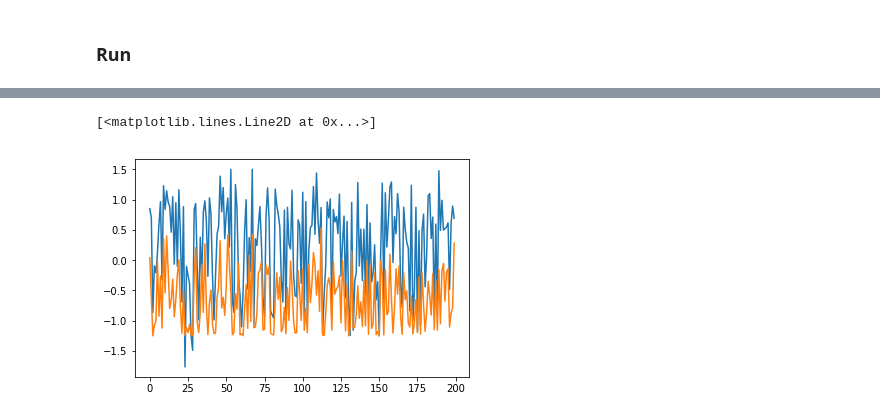
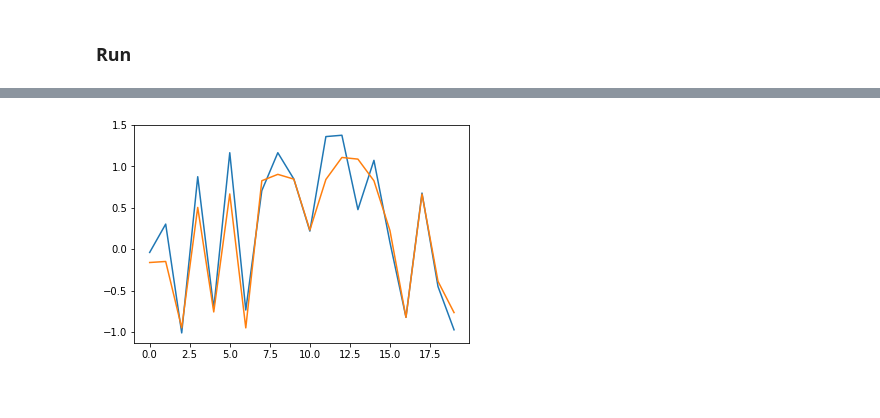
Before and after one commit to rabyj/IFT712, a Jupyter notebook: TP1/prog/solution_regression.ipynb, the cells around one changed output, grey strips where cells are left out. Saved outputs shown, nothing was run; the diff lists cells and outputs as text; code cells hidden in the pictures.

```diff
--- a/TP1/prog/solution_regression.ipynb
+++ b/TP1/prog/solution_regression.ipynb
@@ -248,9 +243,7 @@ x_test1 = pd.DataFrame(x_test1)
 # %%
 # Predictions sur les ensembles 'entrainement et de test
-predictions_train = prediction(x_train1)
-predictions_test = prediction(x_test1)
-#predictions_train = np.array([prediction(x) for x in x_train])
-#predictions_test = np.array([prediction(x) for x in x_test])
+predictions_train = np.array([prediction(x) for x in x_train])
+predictions_test = np.array([prediction(x) for x in x_test])
 # %%
 # Calcul des erreurs
 erreurs_entrainement = np.array([erreur(t_n, p_n)
@@ -290,6 +282,7 @@ plt.show()
-# %%
-plt.plot(t_train)
-plt.plot(predictions_train)
-# %% [output]
-[<matplotlib.lines.Line2D at 0x...>]
-[figure, removed]
+# %%
+plt.figure()
+plt.plot(t_test)
+plt.plot(predictions_test)
+plt.show()
+# %% [output]
+[figure, added]
```
Also changed, not shown: parts of 12 cells of this notebook.
